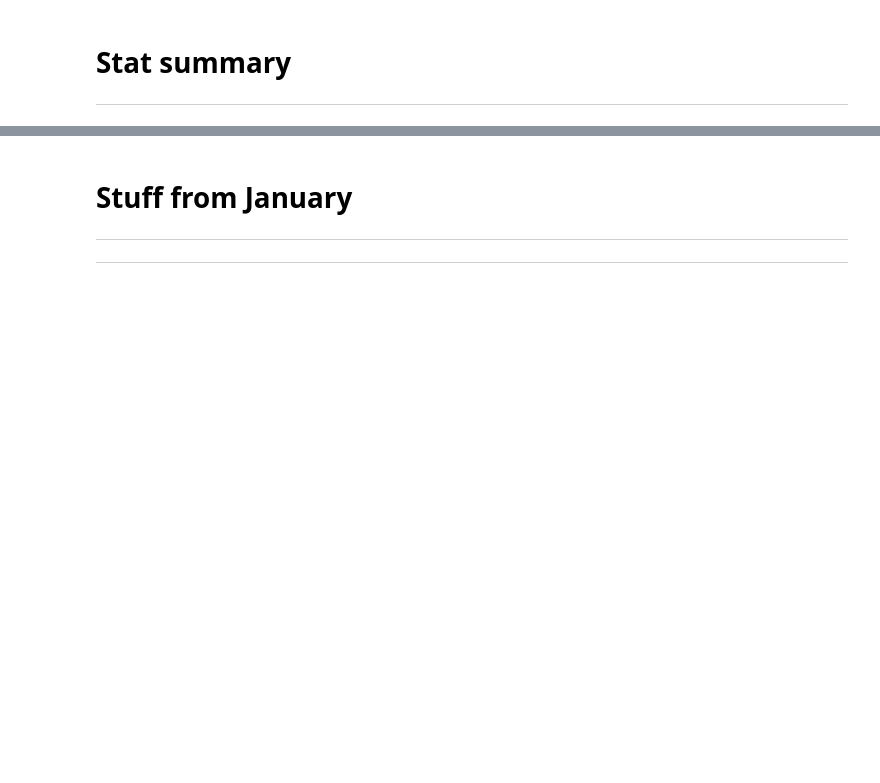
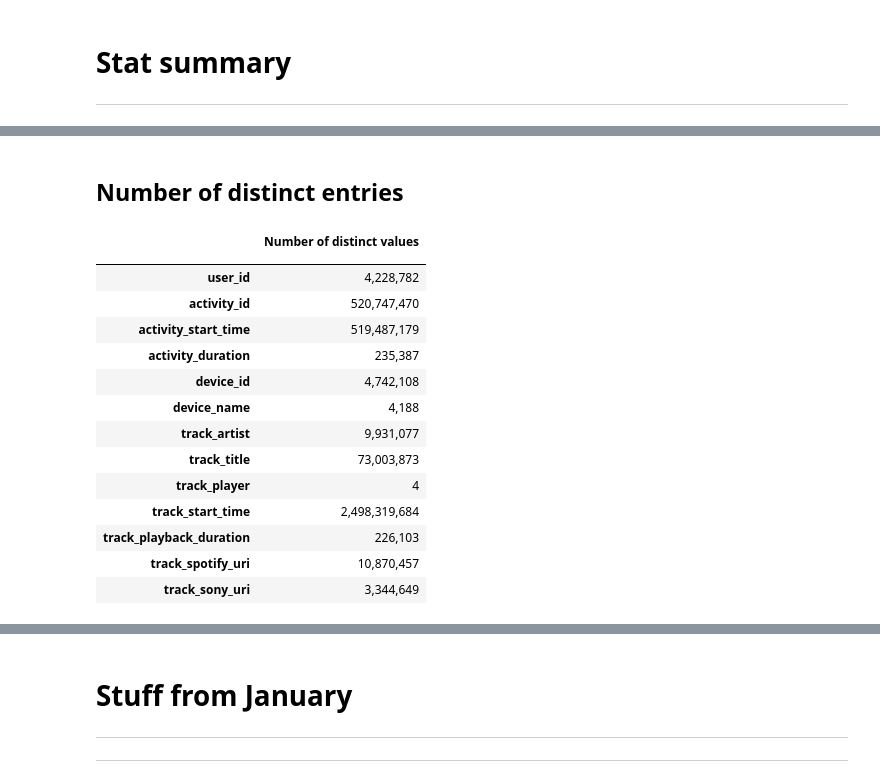
Before and after one commit to wojciechdk/Music_Spring_2021, a Jupyter notebook: initial_statistics.ipynb, the cells around one changed output, grey strips where cells are left out. Saved outputs shown, nothing was run; the diff lists cells and outputs as text; code cells hidden in the pictures; blank space fills up the shorter version.

```diff
--- a/initial_statistics.ipynb
+++ b/initial_statistics.ipynb
@@ -200,0 +320,5 @@ Number of undefined entries in the column: `track_start_time`: **0**
+# %%
+# Count the distinct entries.
+column_name = 'track_start_time'
+dfp_distinct.loc[column_name] = t.spark.count_distinct_entries(
+    df_full, column_name, verbose='markdown')
@@ -209,0 +340,5 @@ Number of undefined entries in the column: `track_playback_duration`: **0**
+# %%
+# Count the distinct entries.
+column_name = 'track_playback_duration'
+dfp_distinct.loc[column_name] = t.spark.count_distinct_entries(
+    df_full, column_name, verbose='markdown')
@@ -218,0 +360,5 @@ Number of undefined entries in the column: `track_spotify_uri`: **2,033,877,221*
+# %%
+# Count the distinct entries.
+column_name = 'track_spotify_uri'
+dfp_distinct.loc[column_name] = t.spark.count_distinct_entries(
+    df_full, column_name, verbose='markdown')
@@ -227,0 +380,5 @@ Number of undefined entries in the column: `track_sony_uri`: **496,936,211**
+# %%
+# Count the distinct entries.
+column_name = 'track_sony_uri'
+dfp_distinct.loc[column_name] = t.spark.count_distinct_entries(
+    df_full, column_name, verbose='markdown')
@@ -262,0 +430,32 @@ display(stat_summary_df)
+# %% [markdown]
+## Number of distinct entries
+# %%
+# To make the numbers easier to read, transform the
+# number of cells to a string
+if isinstance(dfp_distinct['Number of distinct values'].iat[0], (int, float)):
+    dfp_distinct['Number of distinct values'] = (
+        dfp_distinct['Number of distinct values']
+        .apply('{:,.0f}'.format)
+    )
+
+# Save the dataframe to pickle
+dfp_distinct.to_pickle(Config.Path.initial_stats_df_n_distinct)
+
+# Show the result
+display(dfp_distinct)
+# %% [output]
+|  | Number of distinct values |
+|  |  |
+| user_id | 4,228,782 |
+| activity_id | 520,747,470 |
+| activity_start_time | 519,487,179 |
+| activity_duration | 235,387 |
+| device_id | 4,742,108 |
+| device_name | 4,188 |
+| track_artist | 9,931,077 |
+| track_title | 73,003,873 |
+| track_player | 4 |
+| track_start_time | 2,498,319,684 |
+| track_playback_duration | 226,103 |
+| track_spotify_uri | 10,870,457 |
+| track_sony_uri | 3,344,649 |
```
Also changed, not shown: parts of 65 cells of this notebook, 5 other files.
